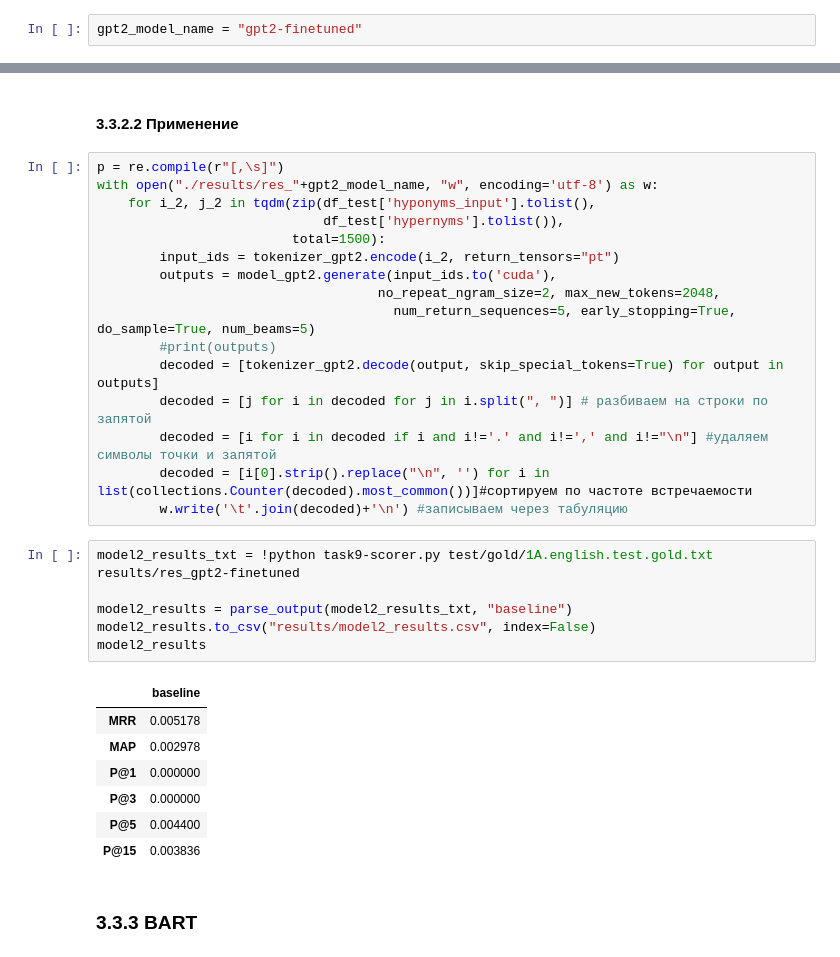
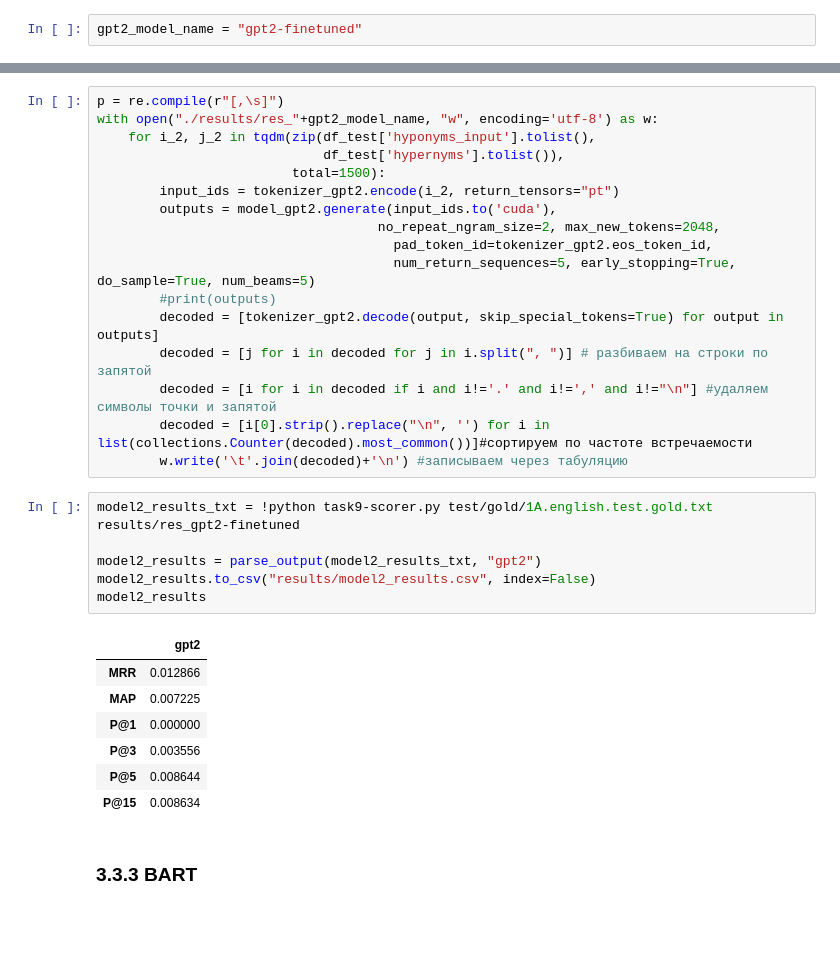
Before and after one commit to Falconwatch/llm_course, a Jupyter notebook: HW3/ДЗ3_done.ipynb, the cells around one changed output, grey strips where cells are left out. Saved outputs shown, nothing was run; the diff lists cells and outputs as text; blank space fills up the shorter version.

```diff
--- a/HW3/ДЗ3_done.ipynb
+++ b/HW3/ДЗ3_done.ipynb
@@ -294,7 +294,5 @@ cleanup()
 | Step | Training Loss |
 Сохраняем в gpt2-finetuned
-# %% [markdown]
-#### 3.3.2.2 Применение
 # %%
 p = re.compile(r"[,\s]")
 with open("./results/res_"+gpt2_model_name, "w", encoding='utf-8') as w:
@@ -304,6 +302,7 @@ with open("./results/res_"+gpt2_model_name, "w", encoding='utf-8') as w:
         input_ids = tokenizer_gpt2.encode(i_2, return_tensors="pt")
         outputs = model_gpt2.generate(input_ids.to('cuda'),
                                     no_repeat_ngram_size=2, max_new_tokens=2048,
+                                      pad_token_id=tokenizer_gpt2.eos_token_id,
                                       num_return_sequences=5, early_stopping=True, do_sample=True, num_beams=5)
         #print(outputs)
         decoded = [tokenizer_gpt2.decode(output, skip_special_tokens=True) for output in outputs]
@@ -314,17 +313,17 @@ with open("./results/res_"+gpt2_model_name, "w", encoding='utf-8') as w:
 # %%
 model2_results_txt = !python task9-scorer.py test/gold/1A.english.test.gold.txt results/res_gpt2-finetuned
 
-model2_results = parse_output(model2_results_txt, "baseline")
+model2_results = parse_output(model2_results_txt, "gpt2")
 model2_results.to_csv("results/model2_results.csv", index=False)
 model2_results
 # %% [output]
-|  | baseline |
-| MRR | 0.005178 |
-| MAP | 0.002978 |
+|  | gpt2 |
+| MRR | 0.012866 |
+| MAP | 0.007225 |
 | P@1 | 0.000000 |
-| P@3 | 0.000000 |
-| P@5 | 0.004400 |
-| P@15 | 0.003836 |
+| P@3 | 0.003556 |
+| P@5 | 0.008644 |
+| P@15 | 0.008634 |
 # %% [markdown]
 ### 3.3.3 BART
 # %%
```
Also changed, not shown: parts of 21 cells of this notebook.
